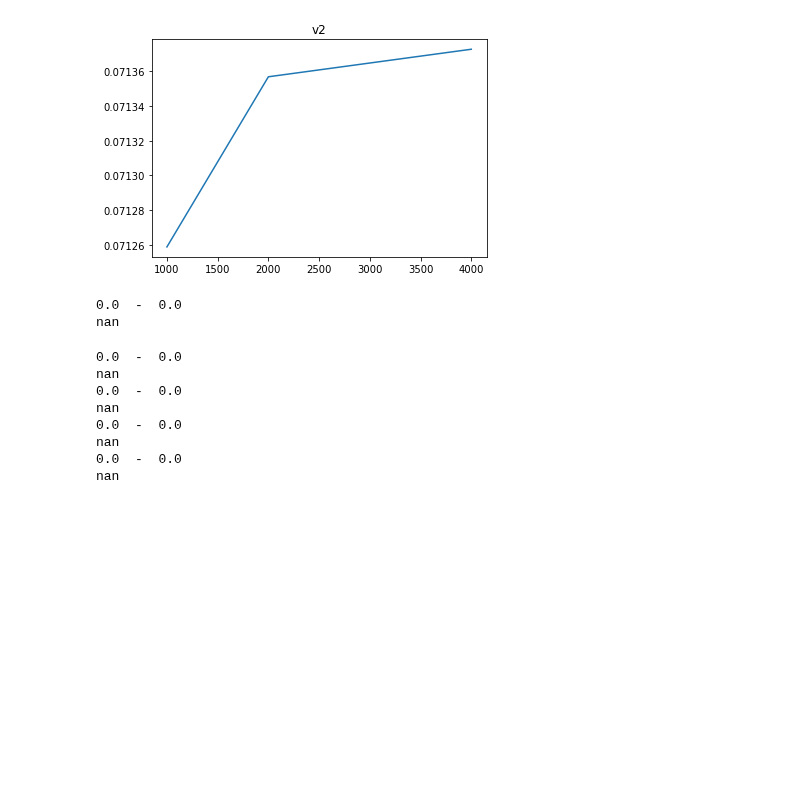
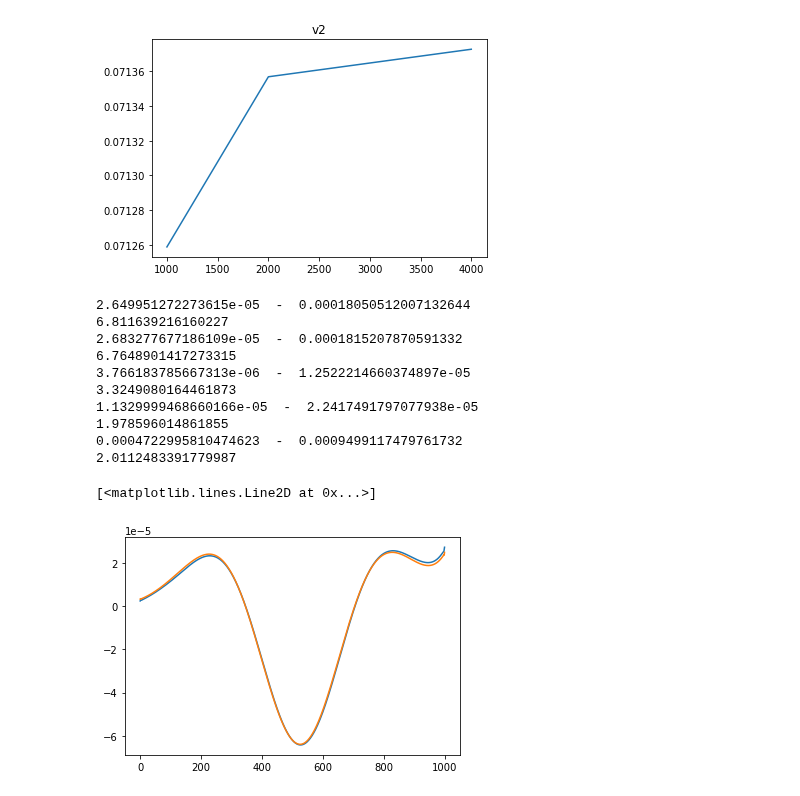
Before and after one commit to MarcusHatton/Plotting, a Jupyter notebook: PureShearRichardson.ipynb, the cells around one changed output. Saved outputs shown, nothing was run; the diff lists cells and outputs as text; code cells hidden in the pictures; blank space fills up the shorter version.

```diff
--- a/PureShearRichardson.ipynb
+++ b/PureShearRichardson.ipynb
@@ -313,24 +313,32 @@ for quant in['n','rho','p','v1','v2']:
 [figure]
 # %%
 for quant in['n','rho','p','v1','v2']:
-    y1nIS = fssIS[0][-1]['Primitive/'+quant][:]
-    y2nIS = y1nIS
-    y4nIS = y1nIS
+    timeslice = -1
+    y1nIS = fssIS[0][timeslice]['Primitive/'+quant][:]
+    y2nIS = y1nIS.copy()
+    y4nIS = y1nIS.copy()
     for i in range(sizes[0]):
-        y2nIS[i] = (fssIS[1][-1]['Primitive/'+quant][2*i] + fssIS[1][-1]['Primitive/'+quant][2*i+1]) / 2
+        y2nIS[i] = (fssIS[1][timeslice]['Primitive/'+quant][2*i] + fssIS[1][timeslice]['Primitive/'+quant][2*i+1]) / 2
     for j in range(sizes[0]):
-        y4nIS[j] = (fssIS[2][-1]['Primitive/'+quant][4*j] + fssIS[2][-1]['Primitive/'+quant][4*j+1] + fssIS[2][-1]['Primitive/'+quant][4*j+2] + fssIS[2][-1]['Primitive/'+quant][4*j+3]) / 4
+        y4nIS[j] = (fssIS[2][timeslice]['Primitive/'+quant][4*j] + fssIS[2][timeslice]['Primitive/'+quant][4*j+1] + fssIS[2][timeslice]['Primitive/'+quant][4*j+2] + fssIS[2][timeslice]['Primitive/'+quant][4*j+3]) / 4
     print(np.sum(np.linalg.norm(abs(y4nIS - y2nIS),2)), " - ", np.sum(np.linalg.norm(abs(y2nIS - y1nIS),2)))
     meas_error = np.sum(np.linalg.norm(abs(y4nIS - y2nIS),2)) / np.sum(np.linalg.norm(abs(y2nIS - y1nIS),2))
-    print(meas_error)
+    print(1/meas_error)
 # %% [output]
-0.0  -  0.0
-nan
+2.649951272273615e-05  -  0.00018050512007132644
+6.811639216160227
+2.683277677186109e-05  -  0.0001815207870591332
+6.7648901417273315
+3.766183785667313e-06  -  1.2522214660374897e-05
+3.3249080164461873
+1.1329999468660166e-05  -  2.2417491797077938e-05
+1.978596014861855
+0.0004722995810474623  -  0.0009499117479761732
+2.0112483391779987
-0.0  -  0.0
-nan
-0.0  -  0.0
-nan
-0.0  -  0.0
-nan
-0.0  -  0.0
-nan
+# %%
+plt.figure()
+plt.plot(y2nIS[:] - y1nIS[:])
+plt.plot(2*(y4nIS[:] - y2nIS[:]))
+# %% [output]
+[<matplotlib.lines.Line2D at 0x...>]
+[figure, added]
```
Also changed, not shown: parts of 2 cells of this notebook, 2 other files.
